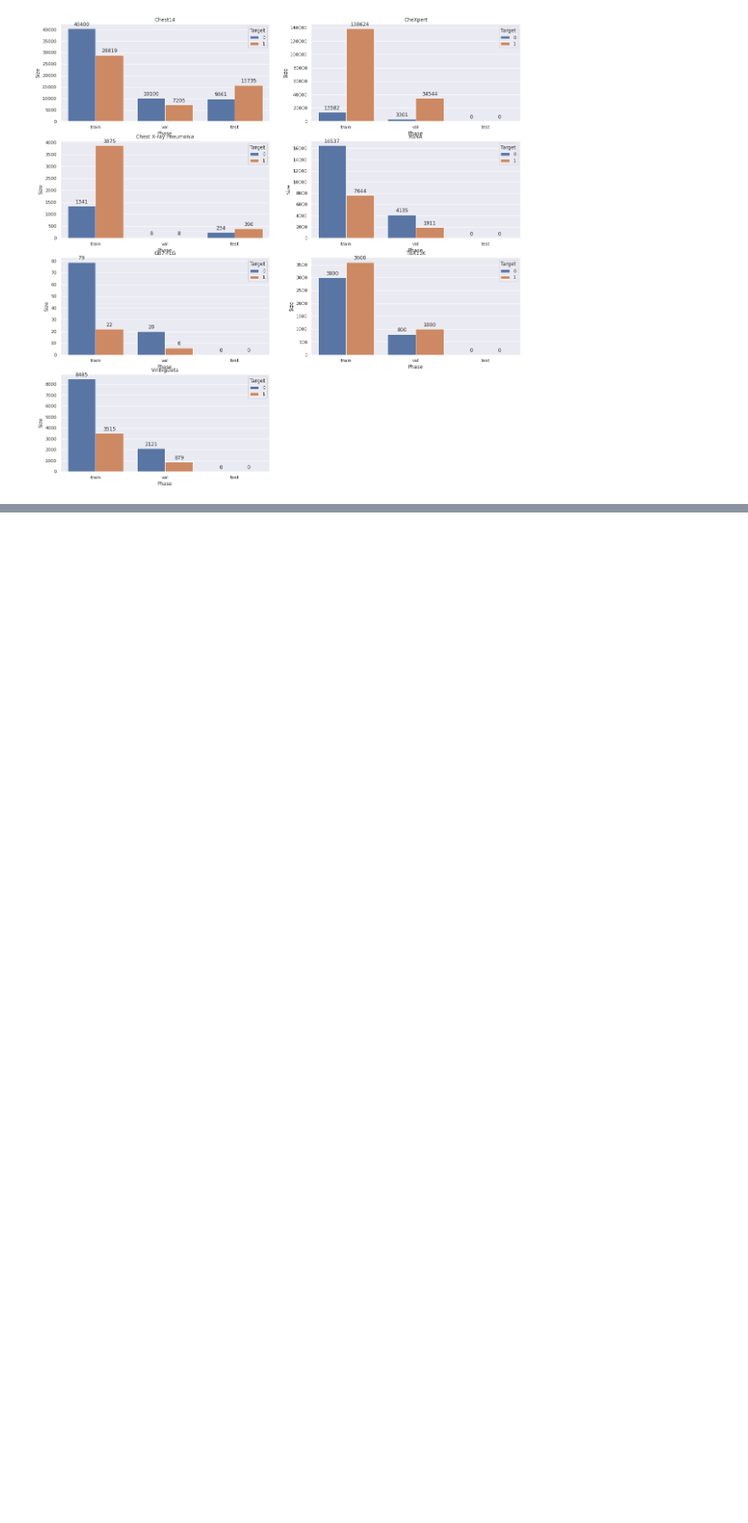
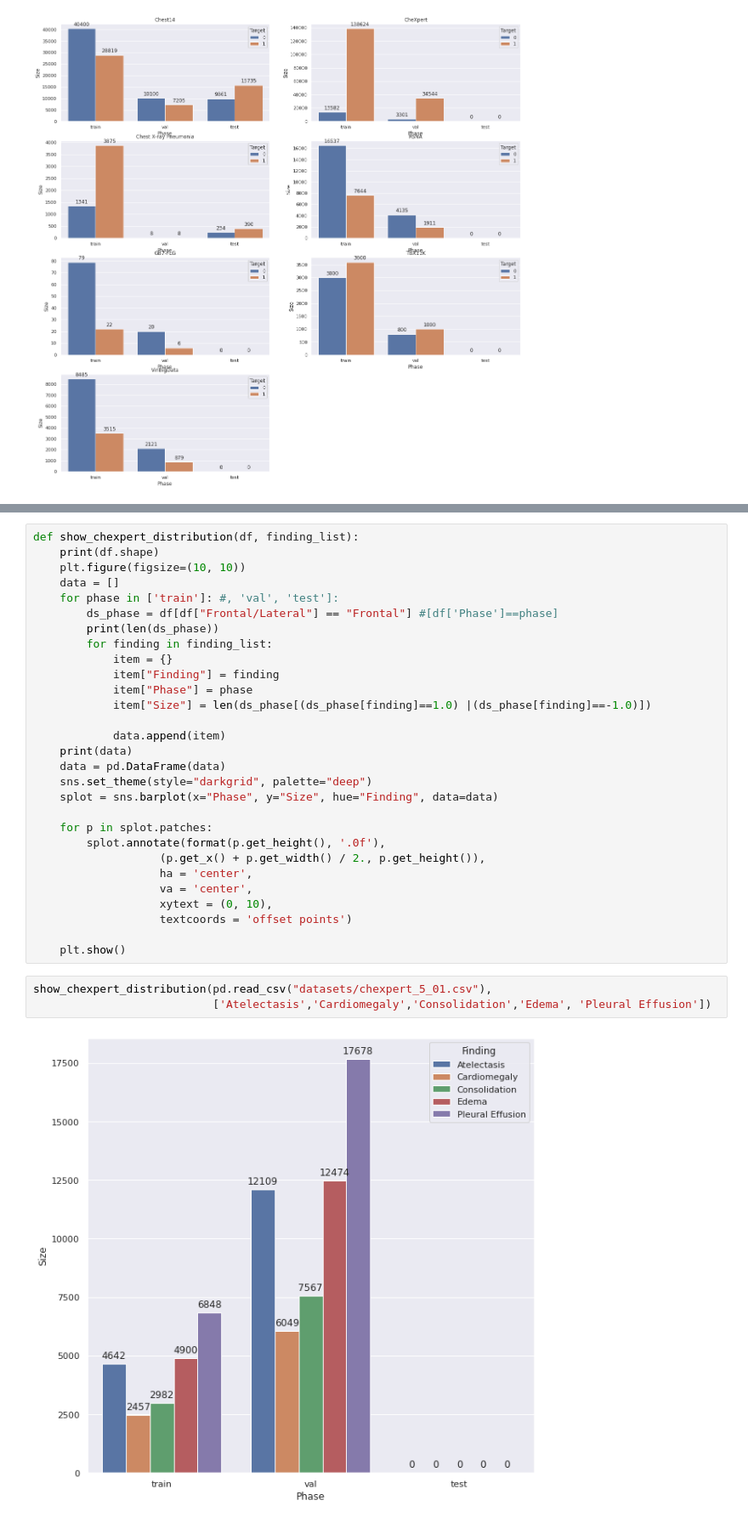
Before and after one commit to Genvekt/SSL_Chest_Xray, a Jupyter notebook: Datasets Statistics.ipynb, the cells around one changed output, grey strips where cells are left out. Shown: that part at 85% size. Saved outputs shown, nothing was run; the diff lists cells and outputs as text; blank space fills up the shorter version.

Commit message:
added rare chexpert partition

```diff
--- a/Datasets Statistics.ipynb
+++ b/Datasets Statistics.ipynb
@@ -98,0 +101,34 @@ plt.show()
+# %%
+def show_chexpert_distribution(df, finding_list):
+    print(df.shape)
+    plt.figure(figsize=(10, 10))
+    data = []
+    for phase in ['train']: #, 'val', 'test']:
+        ds_phase = df[df["Frontal/Lateral"] == "Frontal"] #[df['Phase']==phase]
+        print(len(ds_phase))
+        for finding in finding_list:
+            item = {}
+            item["Finding"] = finding
+            item["Phase"] = phase
+            item["Size"] = len(ds_phase[(ds_phase[finding]==1.0) |(ds_phase[finding]==-1.0)])
+
+            data.append(item)
+    print(data)
+    data = pd.DataFrame(data)
+    sns.set_theme(style="darkgrid", palette="deep")
+    splot = sns.barplot(x="Phase", y="Size", hue="Finding", data=data)
+
+    for p in splot.patches:
+        splot.annotate(format(p.get_height(), '.0f'),
+                   (p.get_x() + p.get_width() / 2., p.get_height()),
+                   ha = 'center',
+                   va = 'center',
+                   xytext = (0, 10),
+                   textcoords = 'offset points')
+
+    plt.show()
+# %%
+show_chexpert_distribution(pd.read_csv("datasets/chexpert_5_01.csv"),
+                           ['Atelectasis','Cardiomegaly','Consolidation','Edema', 'Pleural Effusion'])
+# %% [output]
+[figure, added]
```
Also changed, not shown: parts of 18 cells of this notebook, 15 other files.
